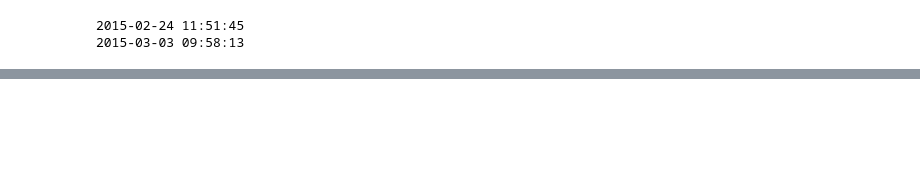
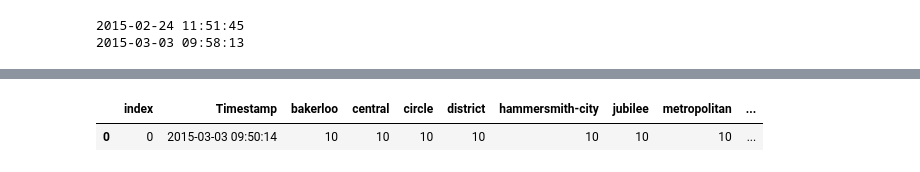
Before and after one commit to ihuston/dis-datascience, a Jupyter notebook: exploration/Initial Exploration.ipynb, the cells around one changed output, grey strips where cells are left out. Cells and saved outputs as stored; diff of their text form; code cells hidden in the pictures; blank space fills up the shorter version.

```diff
--- a/exploration/Initial Exploration.ipynb
+++ b/exploration/Initial Exploration.ipynb
@@ -515,0 +544,7 @@ timeit parsing.parse_file_list(full_path_all_files)
+# %%
+df1 = df1.reset_index()
+df1['weekday'] = df1['Timestamp'].dt.dayofweek
+df1
+# %% [output]
+|  | index | Timestamp | bakerloo | central | circle | district | hammersmith-city | jubilee | metropolitan | ... |
+| 0 | 0 | 2015-03-03 09:50:14 | 10 | 10 | 10 | 10 | 10 | 10 | 10 | ... |
```
Also changed, not shown: parts of 20 cells of this notebook, 5 other files.
